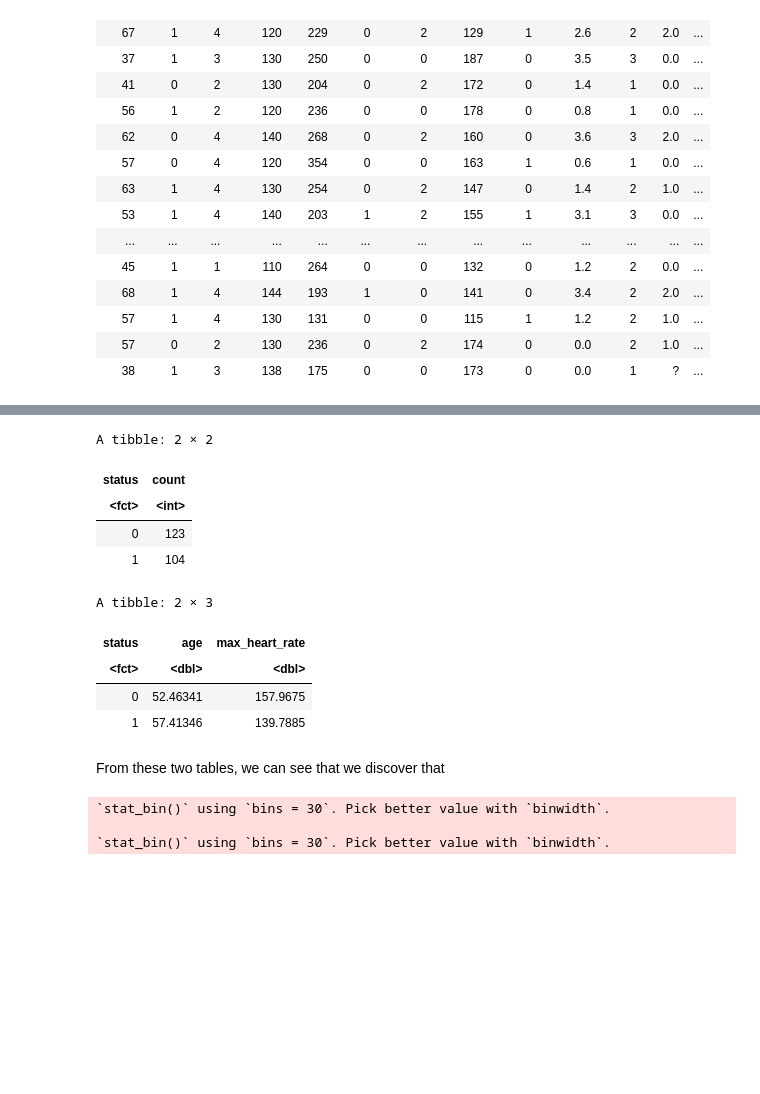
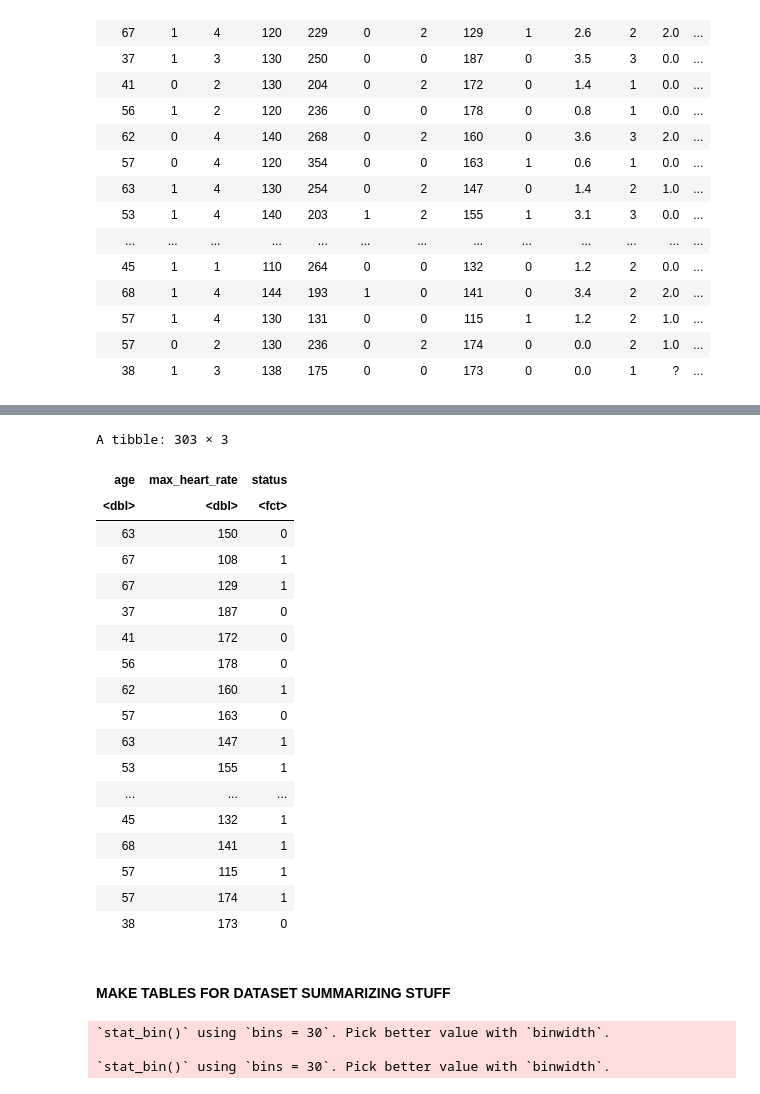
Before and after one commit to andyh031/dsci100-proj-group57, a Jupyter notebook: project.ipynb, the cells around one changed output, grey strips where cells are left out. Cells and saved outputs as stored; diff of their text form; code cells hidden in the pictures; blank space fills up the shorter version.

```diff
--- a/project.ipynb
+++ b/project.ipynb
@@ -85,10 +110,30 @@ A tibble: 303 × 14
 # %%
-# Selects only the predictors we use (age and maximum heart rate achieved(thalach)), and response variable num.
-# We then change these column names to be more interpretable
-
-heart <- heart_data |>
-    select(age, thalach, num)
-colnames(heart) <- c("age", "max_heart_rate", "status")
+# Compress the data so that it only contains the predictors we care about (age, maximum heart rate) and response variable of status.
+heart <- heart_filtered |>
+    select(age, max_heart_rate, status)
+heart
+# %% [output]
+A tibble: 303 × 3
+| age | max_heart_rate | status |
+| <dbl> | <dbl> | <fct> |
+| 63 | 150 | 0 |
+| 67 | 108 | 1 |
+| 67 | 129 | 1 |
+| 37 | 187 | 0 |
+| 41 | 172 | 0 |
+| 56 | 178 | 0 |
+| 62 | 160 | 1 |
+| 57 | 163 | 0 |
+| 63 | 147 | 1 |
+| 53 | 155 | 1 |
+| ... | ... | ... |
+| 45 | 132 | 1 |
+| 68 | 141 | 1 |
+| 57 | 115 | 1 |
+| 57 | 174 | 1 |
+| 38 | 173 | 0 |
+# %% [markdown]
+#### MAKE TABLES FOR DATASET SUMMARIZING STUFF
 # %%
 set.seed(1500)
 
@@ -100,28 +145,15 @@ heart_testing <- testing(heart_split)
 ## Summarize the data in at least one table. Eg. Report number of observations in each class,
 ## means of predictor variables you plan to use,
 
-num_obs <- heart_training |>
-    group_by(status) |>
-    summarize(count = n())
-num_obs
+# num_obs <- heart_training |>
+#     group_by(status) |>
+#     summarize(count = n())
+# num_obs
 
-means <- heart_training |>
-    group_by(status) |>
-    summarize(across(age:max_heart_rate, mean))
-means
+# means <- heart_training |>
+#     group_by(status) |>
+#     summarize(across(age:max_heart_rate, mean))
+# means
-# %% [output]
-A tibble: 2 × 2
-| status | count |
-| <fct> | <int> |
-| 0 | 123 |
-| 1 | 104 |
-A tibble: 2 × 3
-| status | age | max_heart_rate |
-| <fct> | <dbl> | <dbl> |
-| 0 | 52.46341 | 157.9675 |
-| 1 | 57.41346 | 139.7885 |
-# %% [markdown]
-From these two tables, we can see that we discover that
 # %%
 ## Visualize the data with at least one plot relevant to the analysis you plan to do. Compare the distribution
 ## of each of the predictor variables you plan to use
```
Also changed, not shown: parts of 18 cells of this notebook.
